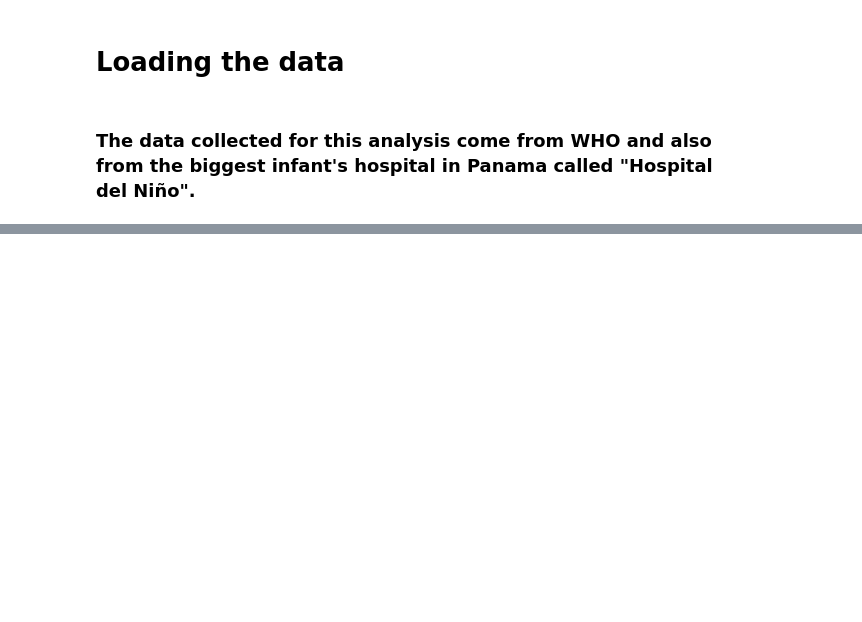
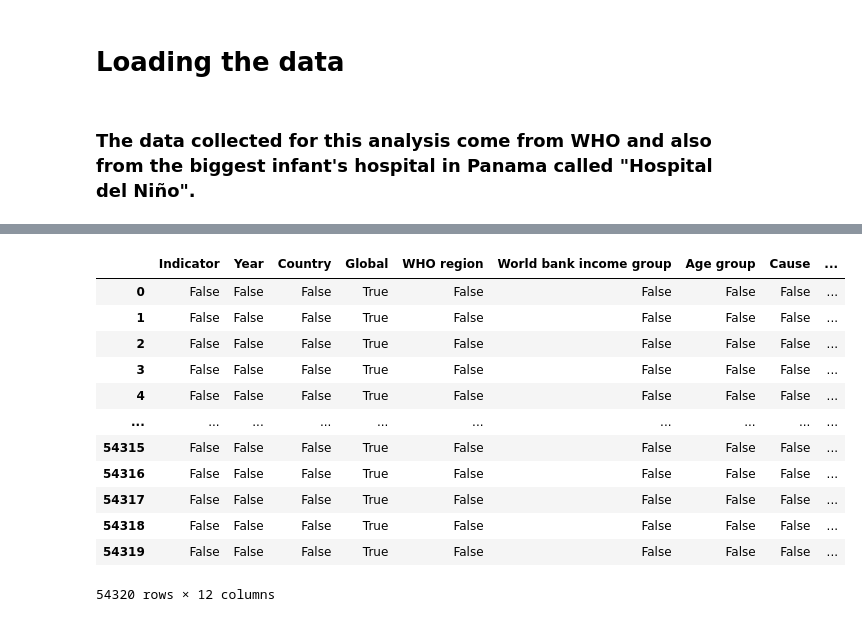
Before and after one commit to jariel17/illness-in-one-year-babies-analysis, a Jupyter notebook: notebooks/01-data-loading.ipynb, the cells around one changed output, grey strips where cells are left out. Cells and saved outputs as stored; diff of their text form; code cells hidden in the pictures; blank space fills up the shorter version.

```diff
--- a/notebooks/01-data-loading.ipynb
+++ b/notebooks/01-data-loading.ipynb
@@ -37,0 +111,19 @@ neonatal_deaths_raw.head()
+# %%
+(
+    neonatal_deaths_df
+    .isnull()
+)
+# %% [output]
+|  | Indicator | Year | Country | Global | WHO region | World bank income group | Age group | Cause | ... |
+| 0 | False | False | False | True | False | False | False | False | ... |
+| 1 | False | False | False | True | False | False | False | False | ... |
+| 2 | False | False | False | True | False | False | False | False | ... |
+| 3 | False | False | False | True | False | False | False | False | ... |
+| 4 | False | False | False | True | False | False | False | False | ... |
+| ... | ... | ... | ... | ... | ... | ... | ... | ... | ... |
+| 54315 | False | False | False | True | False | False | False | False | ... |
+| 54316 | False | False | False | True | False | False | False | False | ... |
+| 54317 | False | False | False | True | False | False | False | False | ... |
+| 54318 | False | False | False | True | False | False | False | False | ... |
+| 54319 | False | False | False | True | False | False | False | False | ... |
+54320 rows × 12 columns
```
Also changed, not shown: parts of 12 cells of this notebook.
